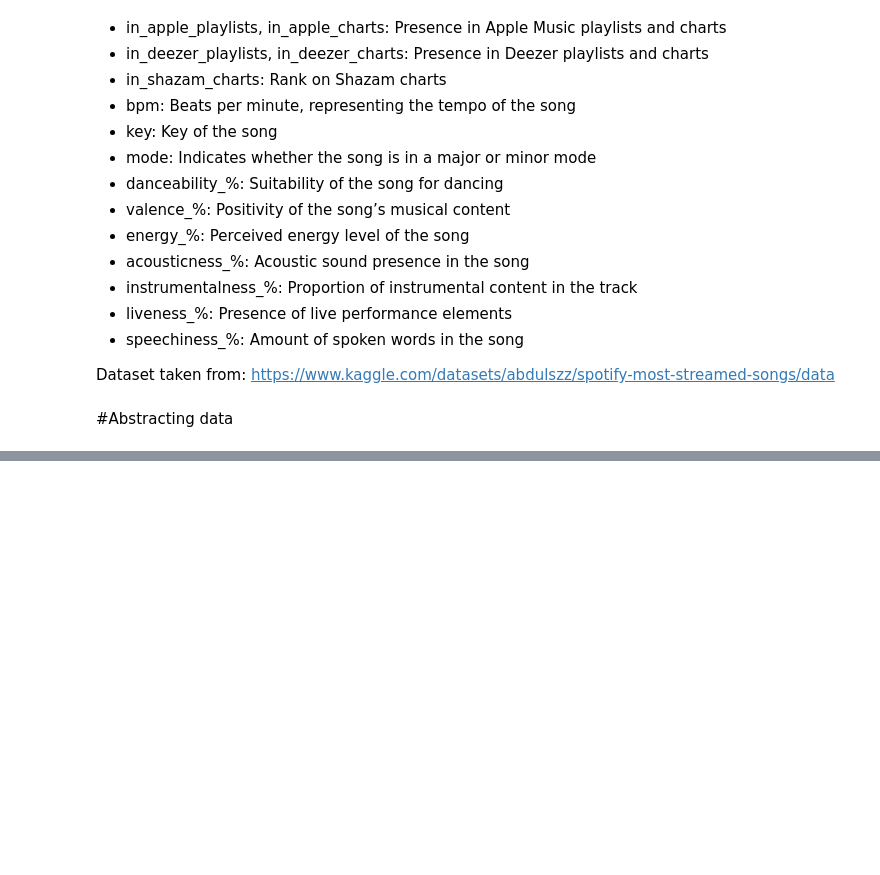
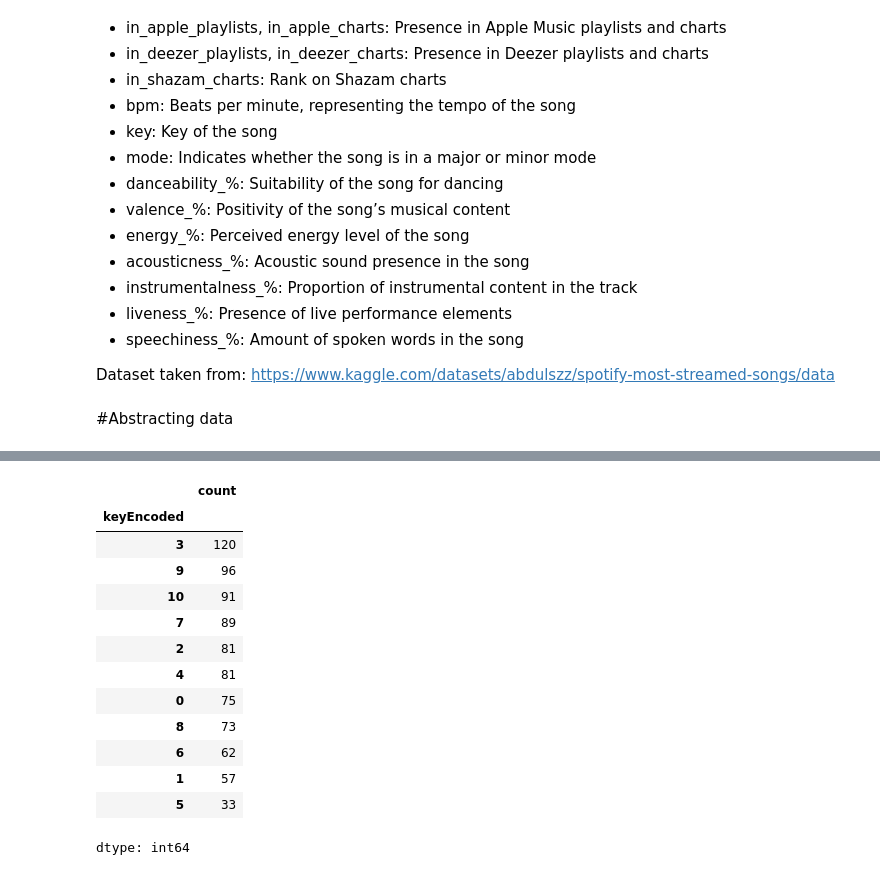
Before and after one commit to kacp-i/BCU-Work, a Jupyter notebook: Y2 S1 CMP-5367 Artificial Intelligence and Machine Learning/Assesment/AI_dataset_stuff.ipynb, the cells around one changed output, grey strips where cells are left out. Drawn from its saved outputs; the diff is of its cells as text; code cells hidden in the pictures; blank space fills up the shorter version.

```diff
--- a/Y2 S1 CMP-5367 Artificial Intelligence and Machine Learning/Assesment/AI_dataset_stuff.ipynb
+++ b/Y2 S1 CMP-5367 Artificial Intelligence and Machine Learning/Assesment/AI_dataset_stuff.ipynb
@@ -77,0 +175,29 @@ https://www.kaggle.com/datasets/abdulszz/spotify-most-streamed-songs/data
+# %%
+# create a label for each encoder
+lblKey = LabelEncoder()
+lblMode = LabelEncoder()
+
+# turns each non-numerical values of a column into a numerical value
+lblKey.fit(ds['key'].drop_duplicates()) # C# = 3; G = 9; G# = 11; F = 10; B = 7; D = 2; A   = 4; F# = 0; E = 8; A# = 6; D# = 1 ; 5 = null
+lblMode.fit(ds['mode'].drop_duplicates()) # major = 0, minor = 1
+
+# applyoing the encoding and creates a new column for the encoded values
+ds['keyEncoded'] = lblKey.transform(ds['key'])
+ds['modeEncoded'] = lblMode.transform(ds['mode'])
+# %%
+ds['keyEncoded'].value_counts()
+# %% [output]
+|  | count |
+| keyEncoded |  |
+| 3 | 120 |
+| 9 | 96 |
+| 10 | 91 |
+| 7 | 89 |
+| 2 | 81 |
+| 4 | 81 |
+| 0 | 75 |
+| 8 | 73 |
+| 6 | 62 |
+| 1 | 57 |
+| 5 | 33 |
+dtype: int64
```
Also changed, not shown: parts of 21 cells of this notebook.
